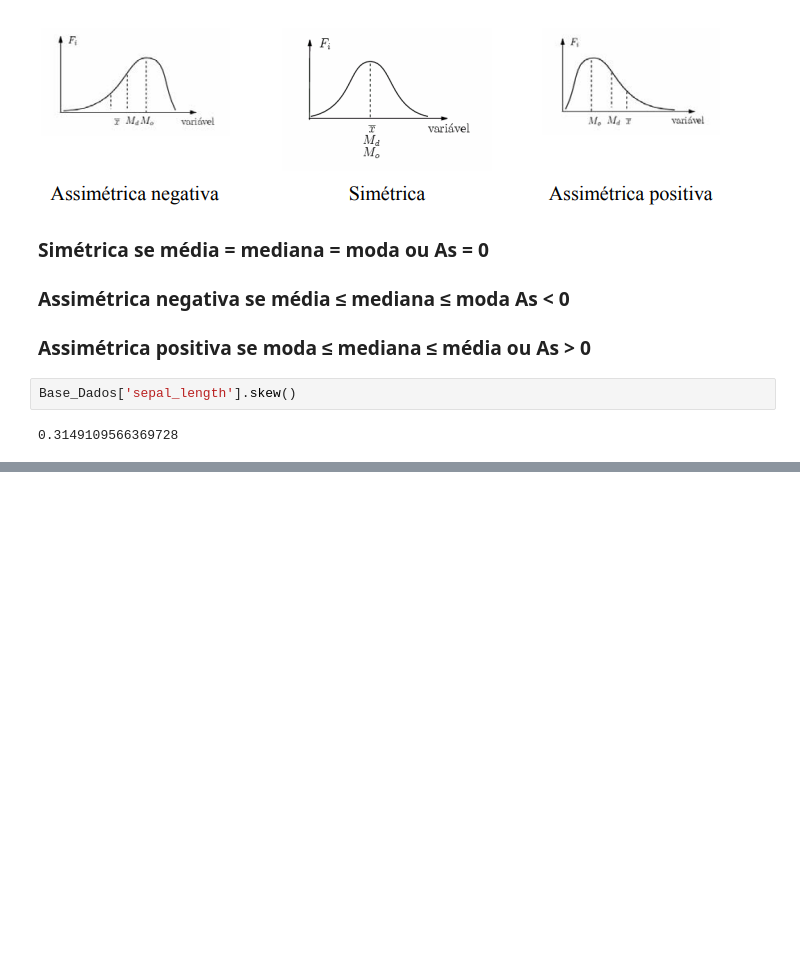
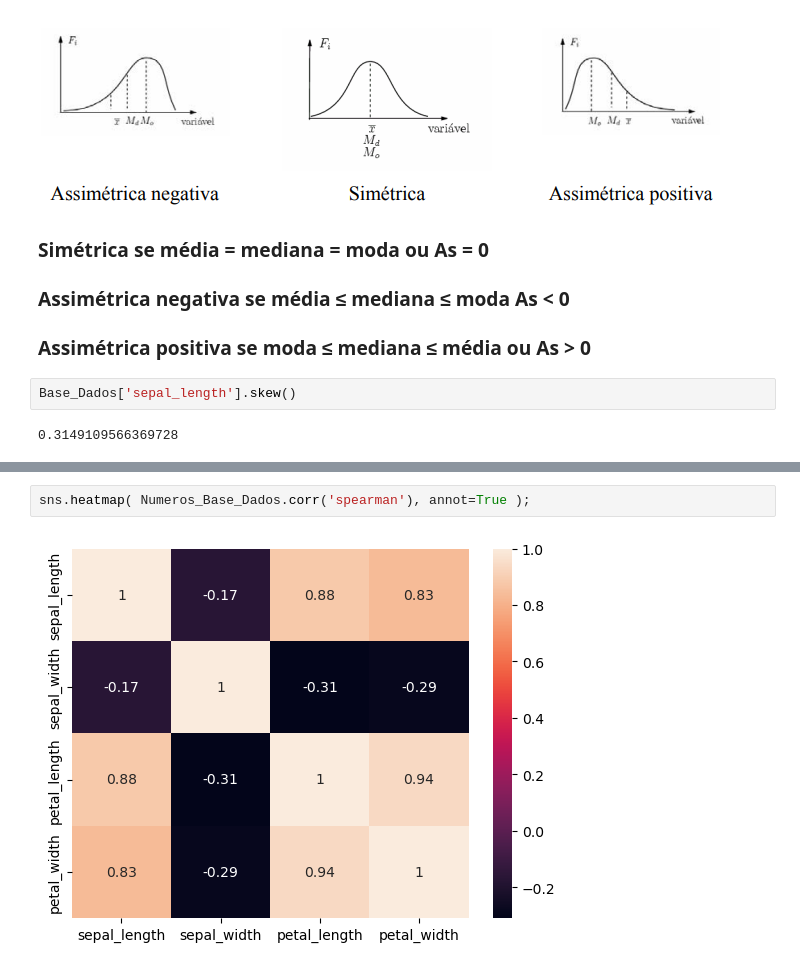
Before and after one commit to emersonmrd/python_para_analise_de_dados, a Jupyter notebook: Estatistica_Descritiva.ipynb, the cells around one changed output, grey strips where cells are left out. Cells and saved outputs as stored; diff of their text form; blank space fills up the shorter version.

```diff
--- a/Estatistica_Descritiva.ipynb
+++ b/Estatistica_Descritiva.ipynb
@@ -152,0 +214,4 @@ Base_Dados['sepal_length'].skew()
+# %%
+sns.heatmap( Numeros_Base_Dados.corr('spearman'), annot=True );
+# %% [output]
+[figure, added]
```
Also changed, not shown: parts of 11 cells of this notebook.
